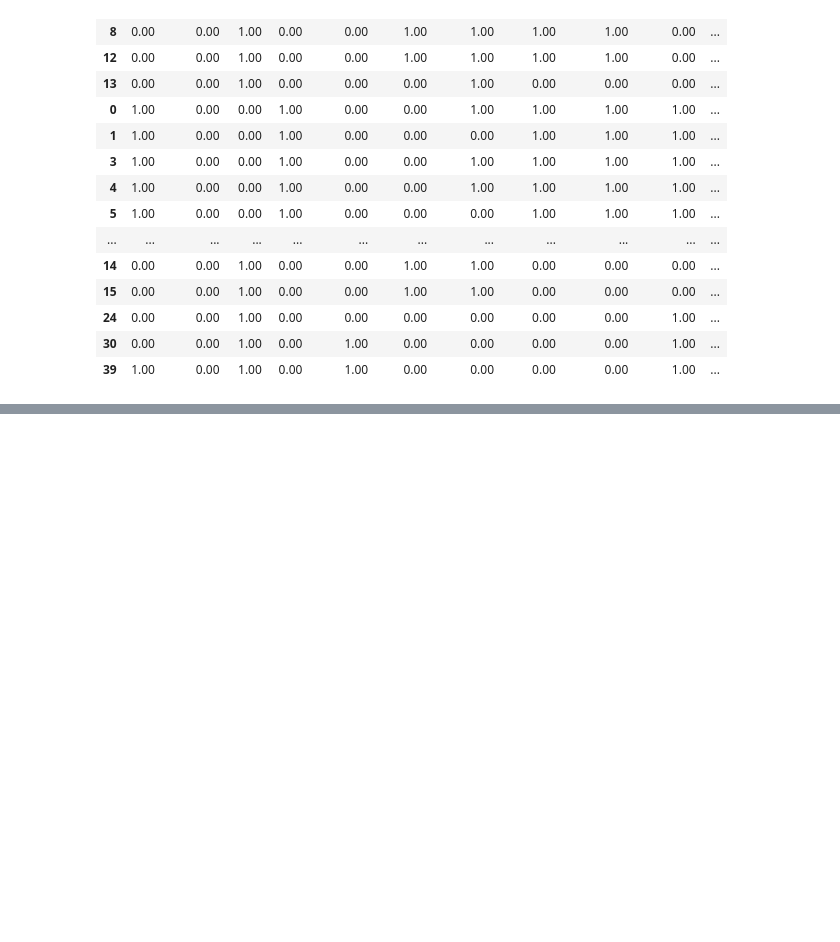
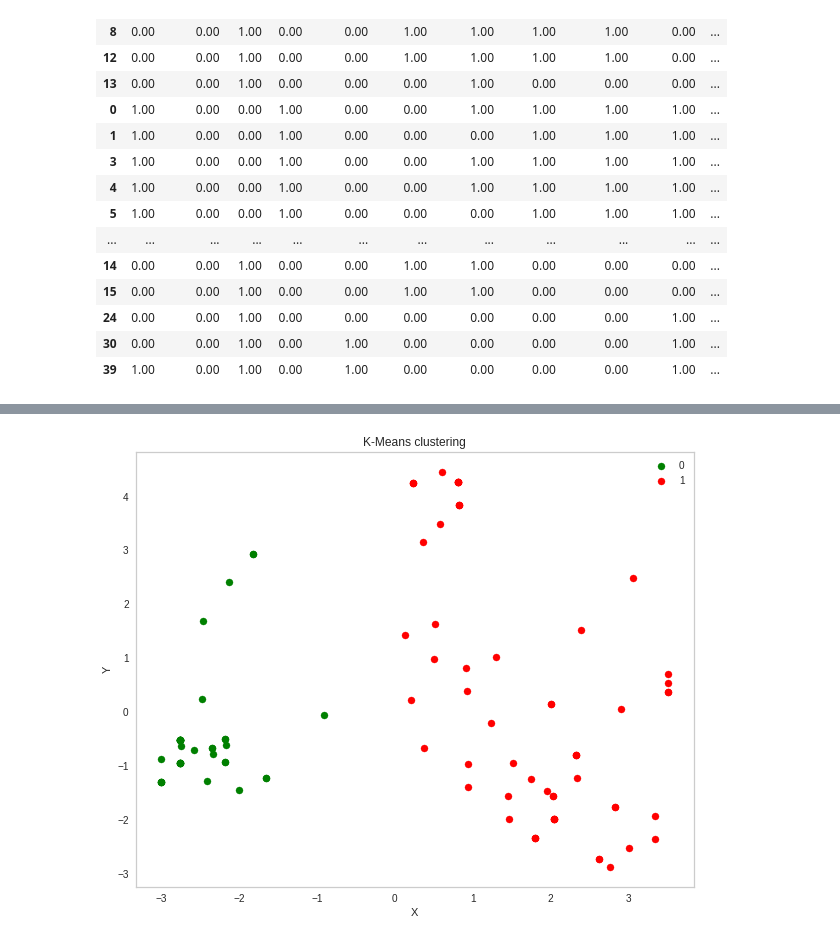
Before and after one commit to TungSoPon/bsc_dpdm22, a Jupyter notebook: Project_DataMining.ipynb, the cells around one changed output, grey strips where cells are left out. Drawn from its saved outputs; the diff is of its cells as text; code cells hidden in the pictures; blank space fills up the shorter version.

```diff
--- a/Project_DataMining.ipynb
+++ b/Project_DataMining.ipynb
@@ -751,0 +480,39 @@ resultall
+# %%
+feature_array = X.values
+scaler = StandardScaler()
+subset_scaled = scaler.fit_transform(feature_array)
+# %%
+# set number of clusters
+k = 2
+kmeans = KMeans(n_clusters=k)
+
+# fit k-means clustering model
+kmeans.fit(subset_scaled)
+
+# get cluster labels
+data['clustering'] = kmeans.labels_
+# %%
+from sklearn.decomposition import PCA
+
+pca = PCA(n_components=2)
+
+principalComponents = pca.fit_transform(subset_scaled)
+fig = plt.figure(figsize = (10, 8))
+targets = [0 , 1]
+colors = ['green','red']
+
+# สร้าง dataframe ด้วยส่วนประกอบหลักและป้ายกำกับคลัสเตอร์
+principalDf = pd.DataFrame(data = principalComponents, columns = ['X', 'Y'])
+principalDf['clustering'] = kmeans.labels_
+
+ax = fig.add_subplot(1,1,1)
+for target, color in zip(targets,colors):
+    indicesToKeep = principalDf['clustering'] == target
+    ax.scatter(principalDf.loc[indicesToKeep, 'X'], principalDf.loc[indicesToKeep, 'Y'], c = color, s = 50)
+ax.set_xlabel('X')
+ax.set_ylabel('Y')
+ax.set_title('K-Means clustering')
+ax.legend(targets)
+ax.grid()
+# %% [output]
+[figure, added]
```
Also changed, not shown: parts of 31 cells of this notebook.
